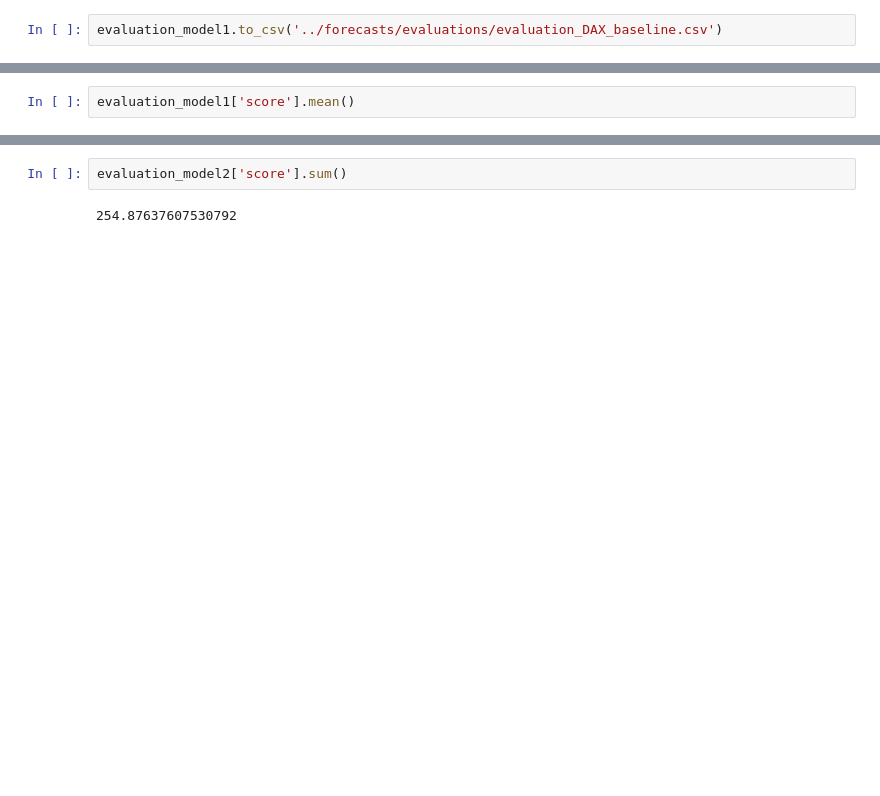
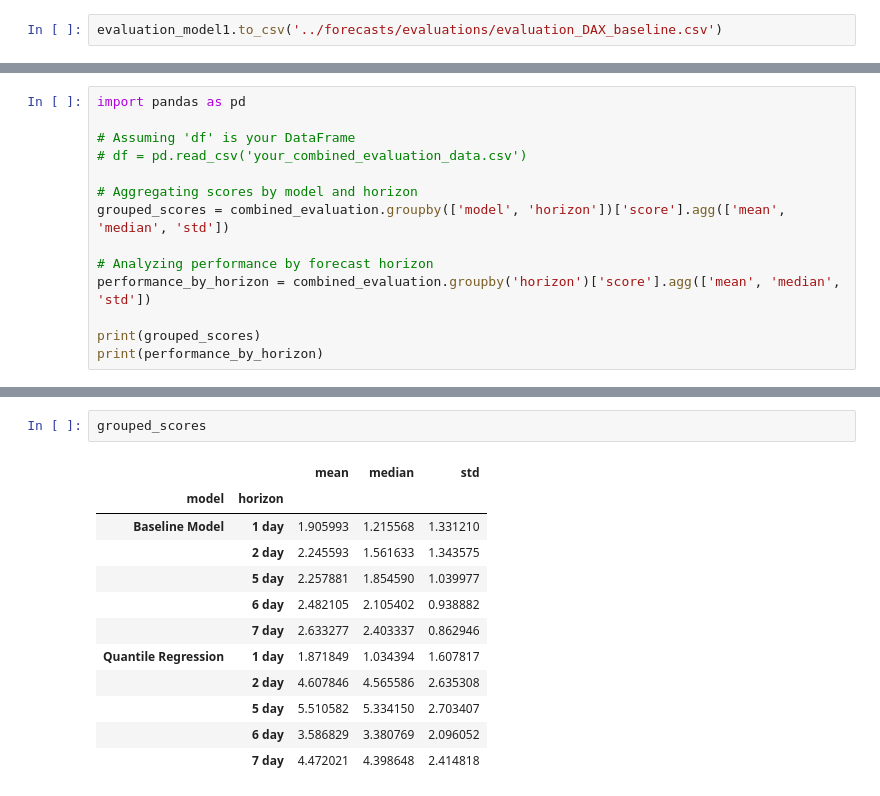
Before and after one commit to Stephantmp/probabilistic-forecasting-challenge, a Jupyter notebook: notebooks/20231122/evaluate_dax.ipynb, the cells around one changed output, grey strips where cells are left out. Cells and saved outputs as stored; diff of their text form; blank space fills up the shorter version.

```diff
--- a/notebooks/20231122/evaluate_dax.ipynb
+++ b/notebooks/20231122/evaluate_dax.ipynb
@@ -172,3 +180,15 @@ evaluation_model1['score'].sum()
 # %%
-evaluation_model1['score'].mean()
+import pandas as pd
+
+# Assuming 'df' is your DataFrame
+# df = pd.read_csv('your_combined_evaluation_data.csv')
+
+# Aggregating scores by model and horizon
+grouped_scores = combined_evaluation.groupby(['model', 'horizon'])['score'].agg(['mean', 'median', 'std'])
+
+# Analyzing performance by forecast horizon
+performance_by_horizon = combined_evaluation.groupby('horizon')['score'].agg(['mean', 'median', 'std'])
+
+print(grouped_scores)
+print(performance_by_horizon)
 # %% [output]
@@ -176,6 +214,17 @@ evaluation_model1['score'].mean()
 # %%
-evaluation_model2['score'].sum()
+grouped_scores
 # %% [output]
-254.87637607530792
+|  |  | mean | median | std |
+| model | horizon |  |  |  |
+| Baseline Model | 1 day | 1.905993 | 1.215568 | 1.331210 |
+|  | 2 day | 2.245593 | 1.561633 | 1.343575 |
+|  | 5 day | 2.257881 | 1.854590 | 1.039977 |
+|  | 6 day | 2.482105 | 2.105402 | 0.938882 |
+|  | 7 day | 2.633277 | 2.403337 | 0.862946 |
+| Quantile Regression | 1 day | 1.871849 | 1.034394 | 1.607817 |
+|  | 2 day | 4.607846 | 4.565586 | 2.635308 |
+|  | 5 day | 5.510582 | 5.334150 | 2.703407 |
+|  | 6 day | 3.586829 | 3.380769 | 2.096052 |
+|  | 7 day | 4.472021 | 4.398648 | 2.414818 |
 # %%
 evaluation_model2['score'].mean()
```
Also changed, not shown: parts of 7 cells of this notebook, 11 other files.
